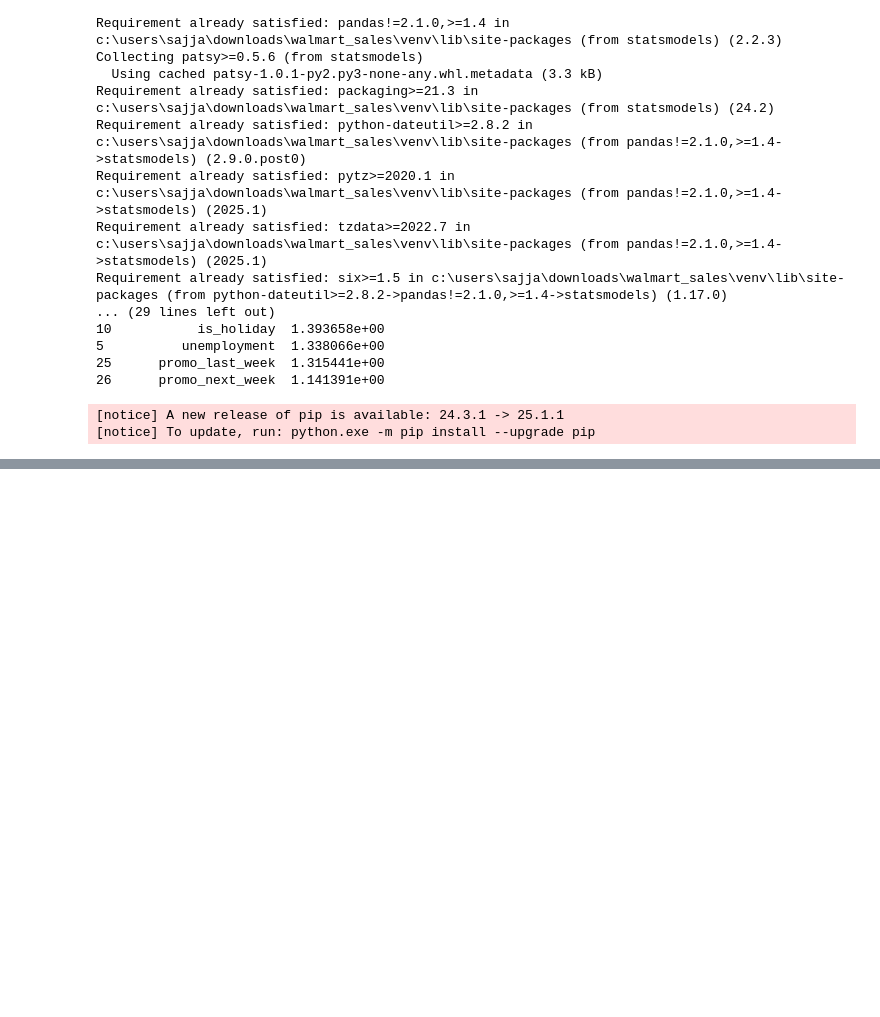
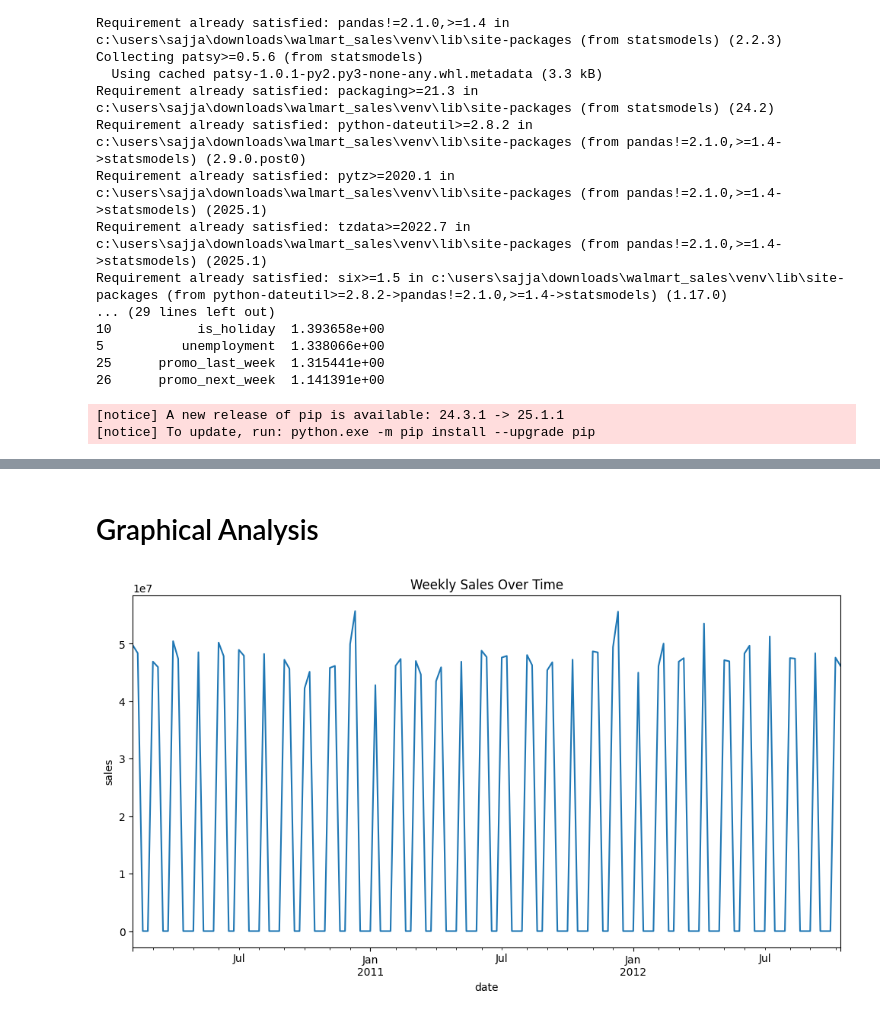
Before and after one commit to Santhosh-Dawre/Walmart_Sales_Prediction, a Jupyter notebook: notebooks/EDA_Analysis.ipynb, the cells around one changed output, grey strips where cells are left out. Saved outputs shown, nothing was run; the diff lists cells and outputs as text; code cells hidden in the pictures; blank space fills up the shorter version.

Commit message:
EDA Graphical Analysis Completed

```diff
--- a/notebooks/EDA_Analysis.ipynb
+++ b/notebooks/EDA_Analysis.ipynb
@@ -343,3 +343,10 @@ Requirement already satisfied: six>=1.5 in c:\users\sajja\downloads\walmart_sale
 26      promo_next_week  1.141391e+00
 [notice] A new release of pip is available: 24.3.1 -> 25.1.1
 [notice] To update, run: python.exe -m pip install --upgrade pip
+# %%
+import pandas as pd
+import matplotlib.pyplot as plt
+import seaborn as sns
+
+df = pd.read_csv("C:/Users/sajja/Downloads/Walmart_Sales/data/processed/feature_engineered_sales.csv", parse_dates=['date'])
+df.head()
@@ -345,0 +400,7 @@ Requirement already satisfied: six>=1.5 in c:\users\sajja\downloads\walmart_sale
+# %% [markdown]
+# Graphical Analysis
+# %%
+df.set_index('date').resample('W')['weekly_sales'].sum().plot(figsize=(12,6), title='Weekly Sales Over Time')
+plt.ylabel('sales'); plt.show()
+# %% [output]
+[figure, added]
```
Also changed, not shown: parts of 19 cells of this notebook, 1 other file.
